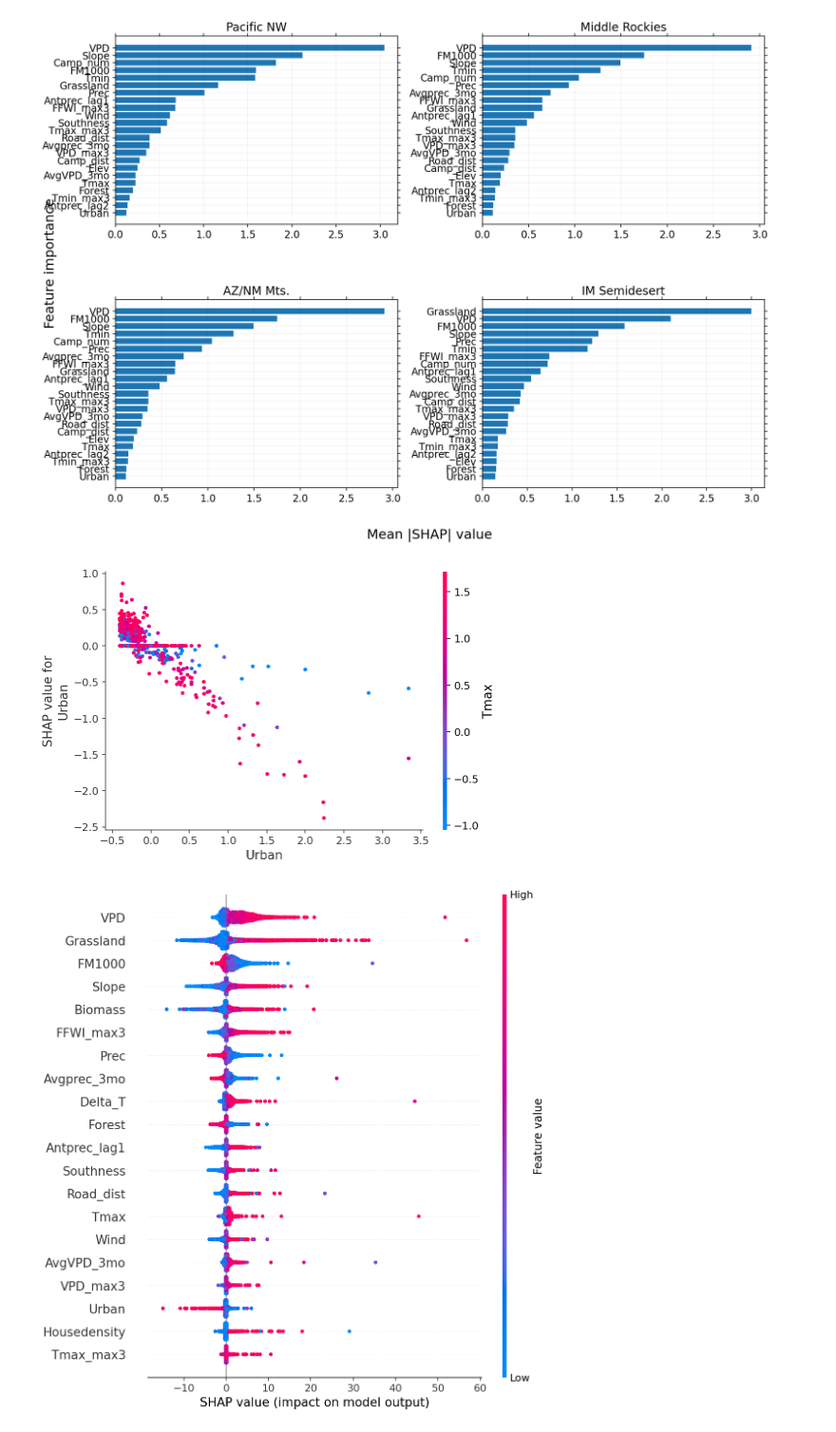
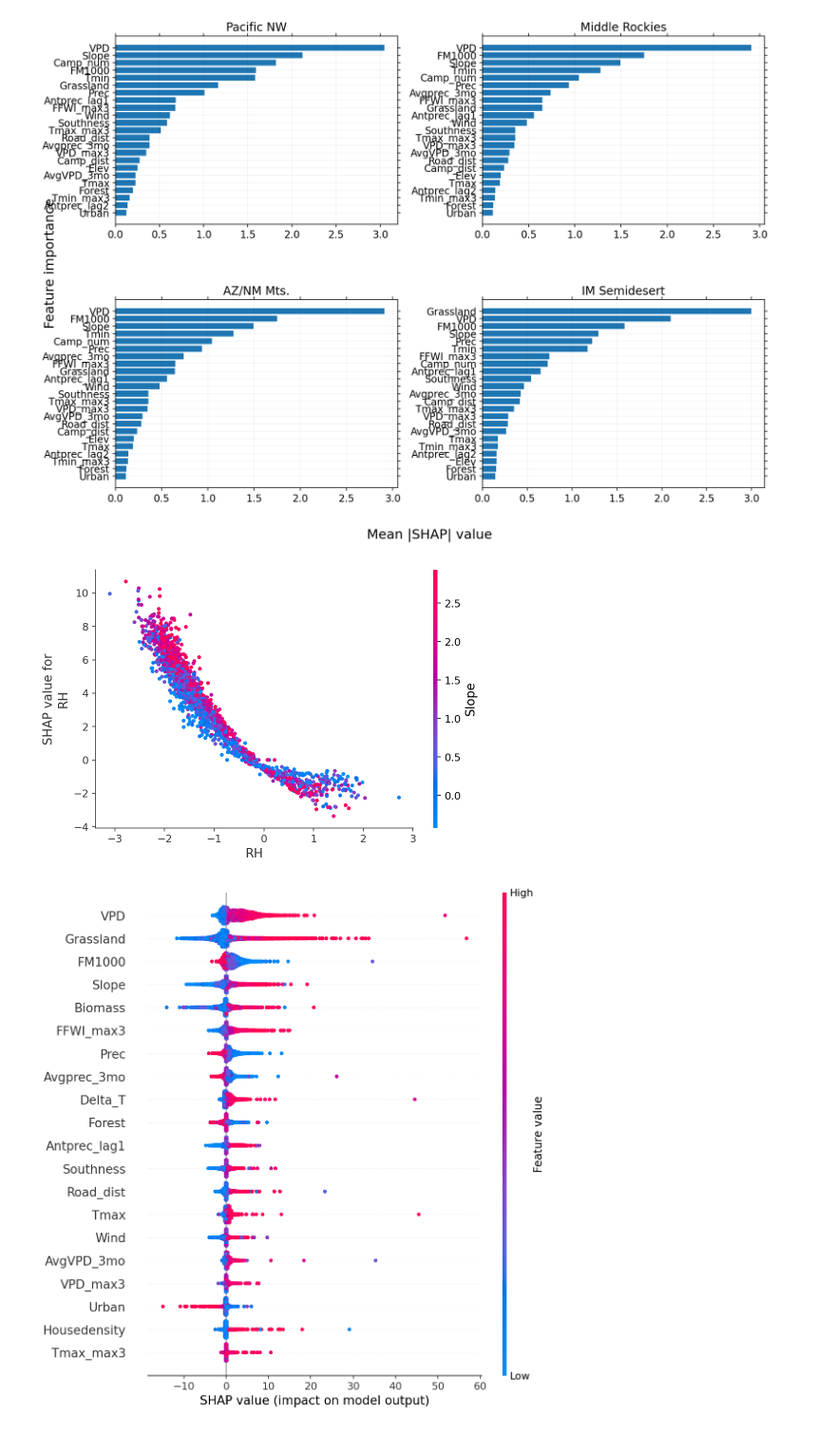
Before and after one commit to jtbuch/smlfire1.0, a Jupyter notebook: notebooks/ml_grid_fire_size.ipynb, the cells around one changed output. Shown at 95% size. Saved outputs shown, nothing was run; the diff lists cells and outputs as text; code cells hidden in the pictures.

```diff
--- a/notebooks/ml_grid_fire_size.ipynb
+++ b/notebooks/ml_grid_fire_size.ipynb
@@ -84,13 +84,13 @@ data_dir= "../data/"
 fire_file= data_dir + "burnarea_12km.nc"
 
 n_features= 45
-start_month= 432 #372
+start_month= 420 #372
 tot_test_months= 12
 end_month= start_month + tot_test_months
 # %%
 X_sizes_train, X_sizes_val, y_sizes_train, y_sizes_val, fire_size_train, fire_size_test, X_sizes_test, y_sizes_test= fire_size_data(res= '12km', \
-                            dropcols= drop_col_func(mod_type= 'normal', add_var_flag= True, add_var_list= ['Delta_T', 'Lightning']), \
-                            start_month= start_month, tot_test_months= tot_test_months, threshold= 4, scaled= True, tflag= True) #tflag= True; add_var_flag= False, add_var_list= ['SWE_mean', 'SWE_max', 'AvgSWE_3mo', 'Delta_T', 'Biomass', 'Popdensity', 'Housedensity', 'Lightning']
+                            dropcols= drop_col_func(mod_type= 'normal', rh_flag= True, add_var_flag= True, add_var_list= ['Delta_T', 'Lightning']), \
+                            start_month= start_month, tot_test_months= tot_test_months, threshold= 4, scaled= True, tflag= True) #tflag= True; scaled= True, rh_flag= True
 
 X_sizes_train_df= pd.concat([X_sizes_train, X_sizes_val], sort= False).reset_index().drop(columns=['index'])
 X_sizes_tot= pd.concat([X_sizes_train_df, X_sizes_test], sort= False).reset_index().drop(columns=['index'])
@@ -132,12 +132,12 @@ X_freq_df[tmp_freq_df.columns]= scaler.transform(tmp_freq_df) #size_scaler
 X_train_tot= X_freq_df.iloc[fire_freq_train_df.index]
 X_train_tot.loc[:, 'reg_indx']= fire_freq_train_df.reg_indx
 X_train_tot.loc[:, 'month']= fire_freq_train_df.month
-X_train_tot= X_train_tot.reset_index().drop(columns=['index', 'Solar', 'Ant_Tmax', 'RH', 'Ant_RH', 'RH_min3', 'FFWI_max7', 'Avgprec_4mo', 'Avgprec_2mo', 'Camp_num', \
-                                    'AvgVPD_4mo', 'AvgVPD_2mo', 'Tmax_max7', 'VPD_max7', 'Tmin_max7', 'Elev', 'Delta_T', 'Lightning']) #'SWE_mean', 'SWE_max', 'AvgSWE_3mo', 'Delta_T', 'Biomass', 'Popdensity', 'Housedensity', 'Lightning'
+X_train_tot= X_train_tot.reset_index().drop(columns=['index', 'Solar', 'Ant_Tmax', 'VPD', 'AvgVPD_3mo', 'VPD_max3', 'FFWI_max7', 'Avgprec_4mo', 'Avgprec_2mo', 'Camp_num', \
+                                    'AvgVPD_4mo', 'AvgVPD_2mo', 'Tmax_max7', 'VPD_max7', 'Tmin_max7', 'Elev', 'Delta_T', 'Lightning']) #'RH', 'Ant_RH', 'RH_min3'
 X_test_df= X_freq_df.iloc[fire_freq_test_df.index]
 X_test_df.loc[:, 'reg_indx']= fire_freq_test_df.reg_indx
 X_test_df.loc[:, 'month']= fire_freq_test_df.month
-X_test_df= X_test_df.reset_index().drop(columns=['index', 'Solar', 'Ant_Tmax', 'RH', 'Ant_RH', 'RH_min3', 'FFWI_max7', 'Avgprec_4mo', 'Avgprec_2mo', 'Camp_num', \
+X_test_df= X_test_df.reset_index().drop(columns=['index', 'Solar', 'Ant_Tmax', 'VPD', 'AvgVPD_3mo', 'VPD_max3', 'FFWI_max7', 'Avgprec_4mo', 'Avgprec_2mo', 'Camp_num', \
                                     'AvgVPD_4mo', 'AvgVPD_2mo', 'Tmax_max7', 'VPD_max7', 'Tmin_max7', 'Elev', 'Delta_T', 'Lightning'])
 
 X_freq_tot= pd.concat([X_train_tot, X_test_df], sort= False).reset_index().drop(columns=['index'])
@@ -592,18 +592,18 @@ reg_ext_data_size_df.to_hdf('../sav_files/grid_size_runs_%s'%run_id + '/gpd_ext_
 # %% [markdown]
 ## 6. SHAP analysis
 # %%
-size_id= '07_23_22'
-mdn_gpd_mod= tf.keras.models.load_model('../sav_files/fire_size_mods/mdn_gpd_size_model_%s'%size_id, custom_objects= {'gpd_loss': gpd_loss, 'gpd_accuracy': gpd_accuracy})
+size_id= 'w_rh_vars_shap'
+#mdn_gpd_mod= tf.keras.models.load_model('../sav_files/fire_size_mods/mdn_gpd_size_model_%s'%size_id, custom_objects= {'gpd_loss': gpd_loss, 'gpd_accuracy': gpd_accuracy})
 #mdn_gpd_ext_mod= tf.keras.models.load_model('../sav_files/fire_size_mods/mdn_gpd_ext_size_model_%s'%size_id, custom_objects= {'gpd_loss': gpd_loss, 'gpd_accuracy': gpd_accuracy})
 
-# tf.random.set_seed(19) #51, 93
+tf.random.set_seed(61) #87
 
-# es_mon = EarlyStopping(monitor='val_loss', min_delta=0, patience= 10, verbose=0, mode='auto', restore_best_weights=True)
-# mdn_gpd_mod= MDN_size(layers= 2, neurons= 8, components= 2, initializer= "he_normal", reg= True, regrate= 1e-3, dropout= True)
-# mdn_gpd_mod.compile(loss= gpd_loss, optimizer= tf.keras.optimizers.Adam(learning_rate= 1e-4), metrics=[gpd_accuracy])
-# h= mdn_gpd_mod.fit(x= X_sizes_train, y= y_sizes_train, epochs= 500, validation_data=(X_sizes_val, y_sizes_val), callbacks= [es_mon], batch_size= 32, verbose=0)
-# print("MDN trained for %d epochs"%len(h.history['loss']))
-#mdn_gpd_mod.save('../sav_files/fire_size_mods/mdn_gpd_size_model_%s'%size_id)
+es_mon = EarlyStopping(monitor='val_loss', min_delta=0, patience= 10, verbose=0, mode='auto', restore_best_weights=True)
+mdn_gpd_mod= MDN_size(layers= 2, neurons= 8, components= 2, initializer= "he_normal", reg= True, regrate= 1e-3, dropout= True)
+mdn_gpd_mod.compile(loss= gpd_loss, optimizer= tf.keras.optimizers.Adam(learning_rate= 1e-4), metrics=[gpd_accuracy])
+h= mdn_gpd_mod.fit(x= X_sizes_train, y= y_sizes_train, epochs= 500, validation_data=(X_sizes_val, y_sizes_val), callbacks= [es_mon], batch_size= 32, verbose=0)
+print("MDN trained for %d epochs"%len(h.history['loss']))
+mdn_gpd_mod.save('../sav_files/fire_size_mods/mdn_gpd_size_model_%s'%size_id)
 
 # mdn_gpd_ext_mod= MDN_size(layers= 2, neurons= 8, components= 2, initializer= "he_normal", reg= True, regrate= 1e-3, dropout= True)
 # mdn_gpd_ext_mod.compile(loss= gpd_loss, optimizer= tf.keras.optimizers.Adam(learning_rate= 1e-4), metrics=[gpd_accuracy])
@@ -678,9 +676,10 @@ for i in range(2):
 # %% [output]
 [figure]
 # %%
-shap.dependence_plot(10, reg_shap_vals[0],  X_plot_df.groupby('reg_indx').get_group(1).drop(columns= ['reg_indx']))
+regindx= 8
+shap.dependence_plot(6, reg_shap_vals[regindx-1],  X_plot_df.groupby('reg_indx').get_group(regindx).drop(columns= ['reg_indx']))
 # %% [output]
-[figure, old version]
+[figure, new version]
 # %%
 forest_reg_arr= np.array([0, 1, 2, 3, 4, 6, 7, 8, 10])
 # %%
```
Also changed, not shown: parts of 5 cells of this notebook, 3 other files.
